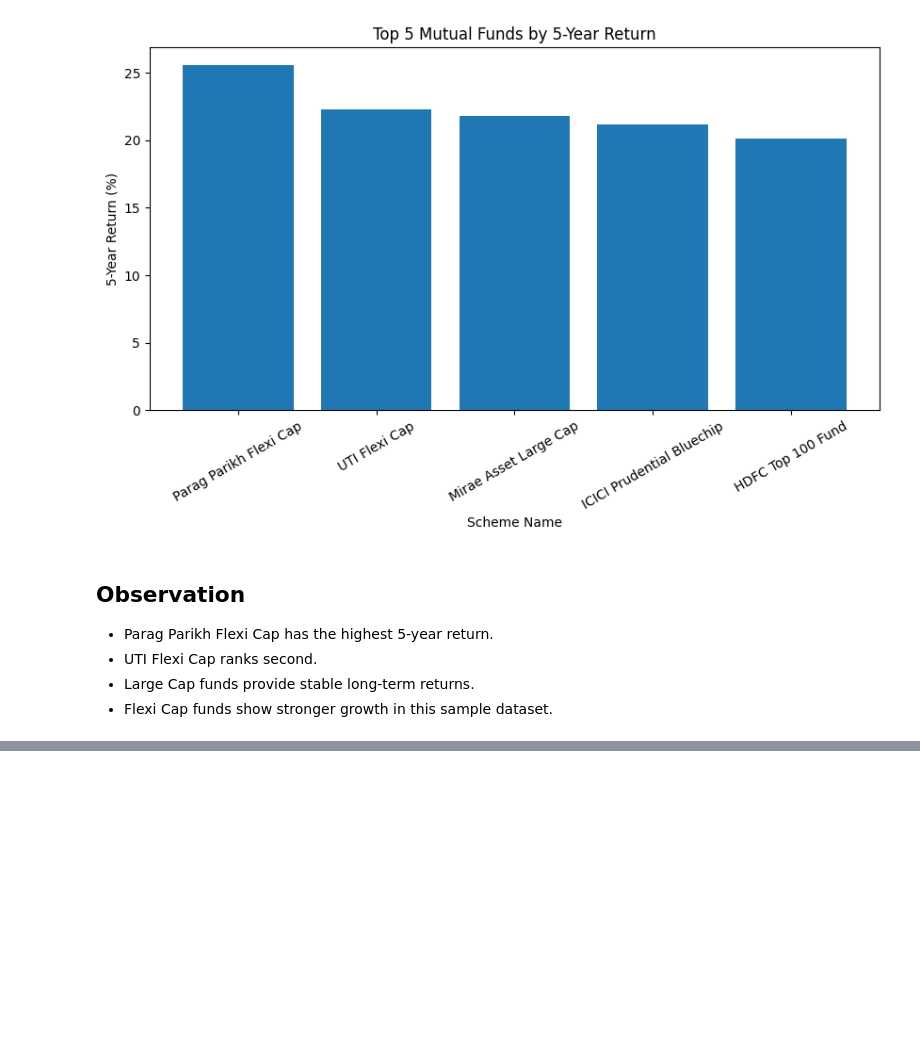
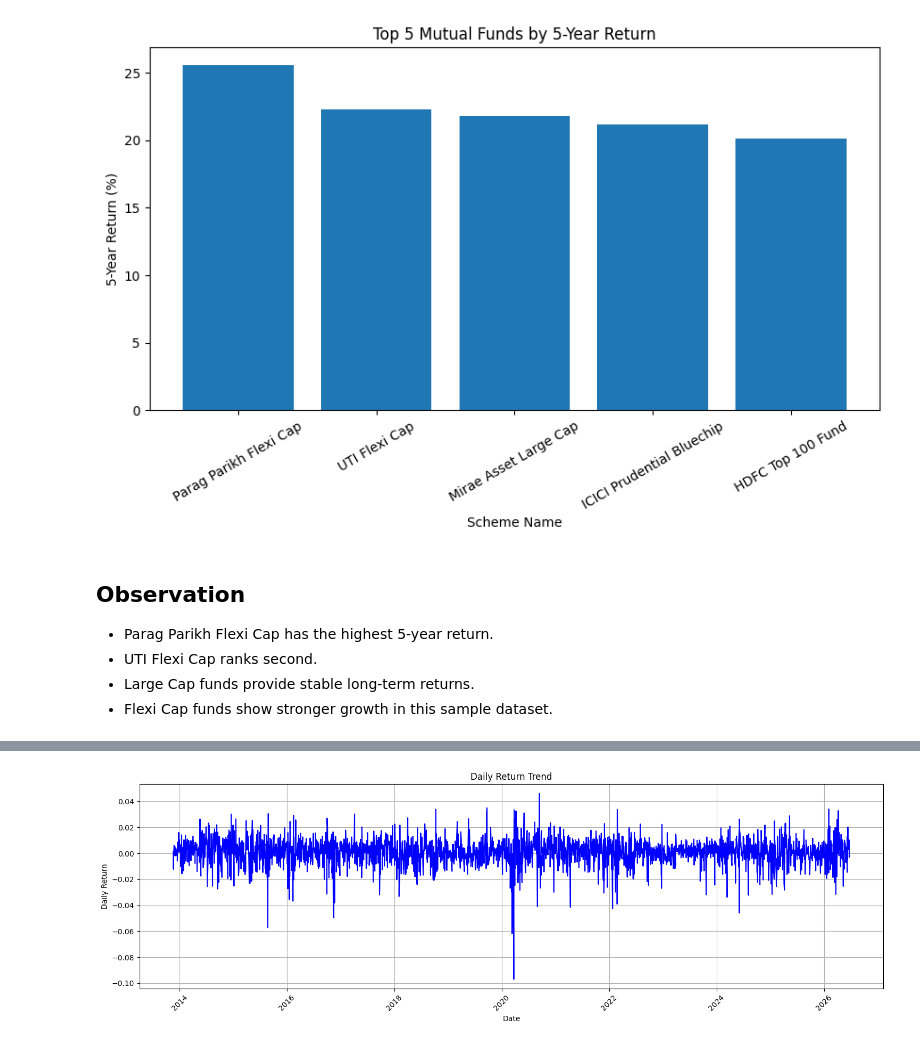
Before and after one commit to sonalisahu3412-collab/Mutual_Fund_Analytics, a Jupyter notebook: notebooks/EDA_Analysis.ipynb, the cells around one changed output, grey strips where cells are left out. Cells and saved outputs as stored; diff of their text form; code cells hidden in the pictures; blank space fills up the shorter version.

```diff
--- a/notebooks/EDA_Analysis.ipynb
+++ b/notebooks/EDA_Analysis.ipynb
@@ -543,0 +562,2 @@ plt.show()
+# %%
+df = pd.read_csv("../data/processed/cleaned_nav.csv")
@@ -543,0 +573,4 @@ plt.show()
+# %%
+df["daily_return"] = df["nav"].pct_change()
+
+df[["date","nav","daily_return"]].head(10)
@@ -543,0 +589,6 @@ plt.show()
+# %%
+# Calculate Daily Return
+df["daily_return"] = df["nav"].pct_change()
+
+# Show first 10 rows
+df[["date", "nav", "daily_return"]].head(10)
@@ -543,0 +607,20 @@ plt.show()
+# %%
+df["date"] = pd.to_datetime(df["date"])
+
+plt.figure(figsize=(15,5))
+
+plt.plot(df["date"], df["daily_return"], color="blue")
+
+plt.title("Daily Return Trend")
+plt.xlabel("Date")
+plt.ylabel("Daily Return")
+
+plt.xticks(rotation=45)
+
+plt.grid(True)
+
+plt.tight_layout()
+
+plt.show()
+# %% [output]
+[figure, added]
```
Also changed, not shown: parts of 14 cells of this notebook.
